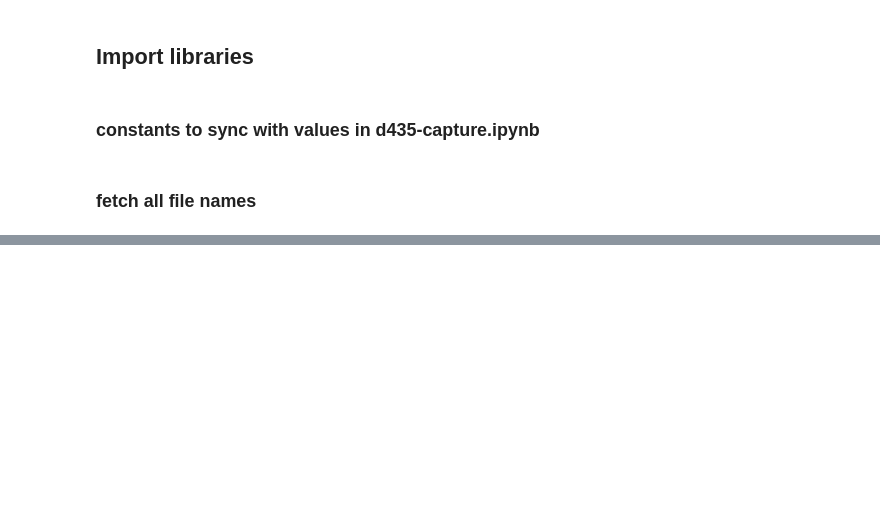
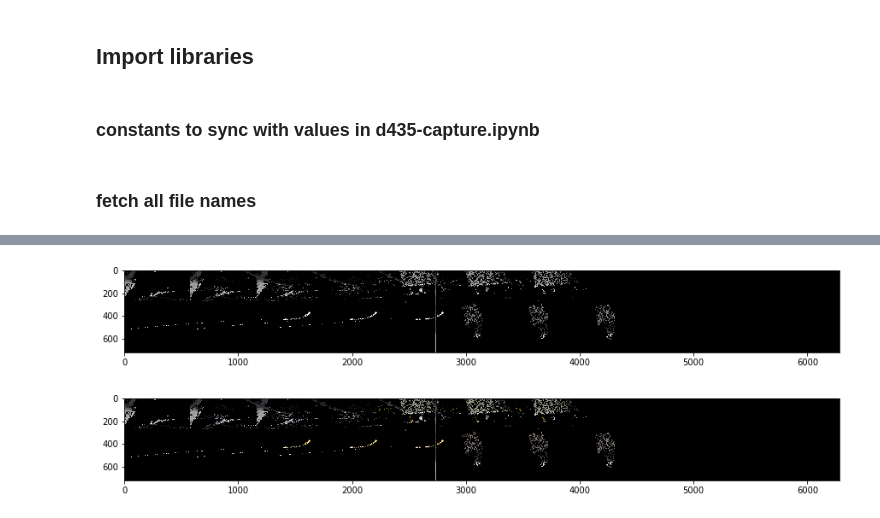
Before and after one commit to ongchinkiat/realsense-d435, a Jupyter notebook: d435-analysis.ipynb, the cells around one changed output, grey strips where cells are left out. Saved outputs shown, nothing was run; the diff lists cells and outputs as text; code cells hidden in the pictures; blank space fills up the shorter version.

```diff
--- a/d435-analysis.ipynb
+++ b/d435-analysis.ipynb
@@ -76,0 +169,17 @@ print(color_image[450,180])
+# %%
+fig = plt.figure(figsize=(15, 15))
+plt.imshow(cylinder_r, cmap='gray')
+plt.show()
+# %% [output]
+[figure, added]
+# %%
+rgbArray = np.zeros((720,radian_size,3), 'uint8')
+rgbArray[..., 0] = cylinder_r
+rgbArray[..., 1] = cylinder_g
+rgbArray[..., 2] = cylinder_b
+
+fig = plt.figure(figsize=(15, 15))
+plt.imshow(rgbArray)
+plt.show()
+# %% [output]
+[figure, added]
```
Also changed, not shown: parts of 6 cells of this notebook.
